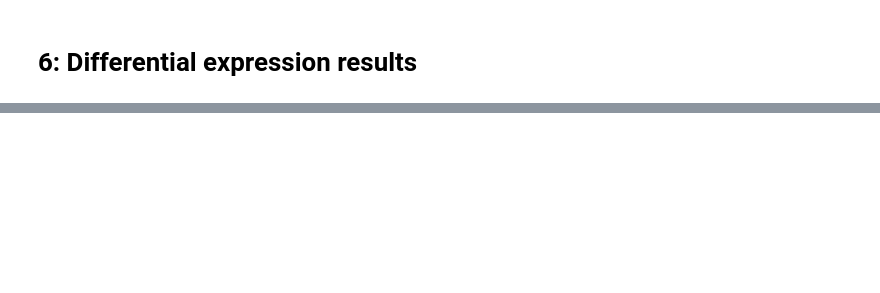
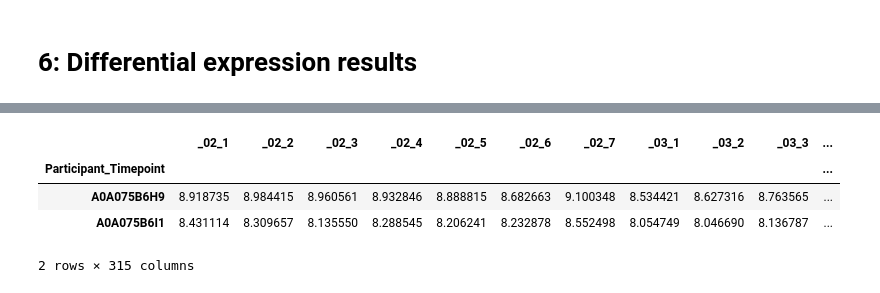
Before and after one commit to Jakob37/ResearchSchoolAlgorithmsInBioinformatics, a Jupyter notebook: diff_exp/weightloss_blood_plasma_anova.ipynb, the cells around one changed output, grey strips where cells are left out. Cells and saved outputs as stored; diff of their text form; code cells hidden in the pictures; blank space fills up the shorter version.

```diff
--- a/diff_exp/weightloss_blood_plasma_anova.ipynb
+++ b/diff_exp/weightloss_blood_plasma_anova.ipynb
@@ -218,0 +221,8 @@ Significant independent: 0
+# %%
+parsed_df_nona.iloc[0:2,:]
+# %% [output]
+|  | _02_1 | _02_2 | _02_3 | _02_4 | _02_5 | _02_6 | _02_7 | _03_1 | _03_2 | _03_3 | ... |
+| Participant_Timepoint |  |  |  |  |  |  |  |  |  |  | ... |
+| A0A075B6H9 | 8.918735 | 8.984415 | 8.960561 | 8.932846 | 8.888815 | 8.682663 | 9.100348 | 8.534421 | 8.627316 | 8.763565 | ... |
+| A0A075B6I1 | 8.431114 | 8.309657 | 8.135550 | 8.288545 | 8.206241 | 8.232878 | 8.552498 | 8.054749 | 8.046690 | 8.136787 | ... |
+2 rows × 315 columns
```
Also changed, not shown: parts of 10 cells of this notebook, 2 other files.
